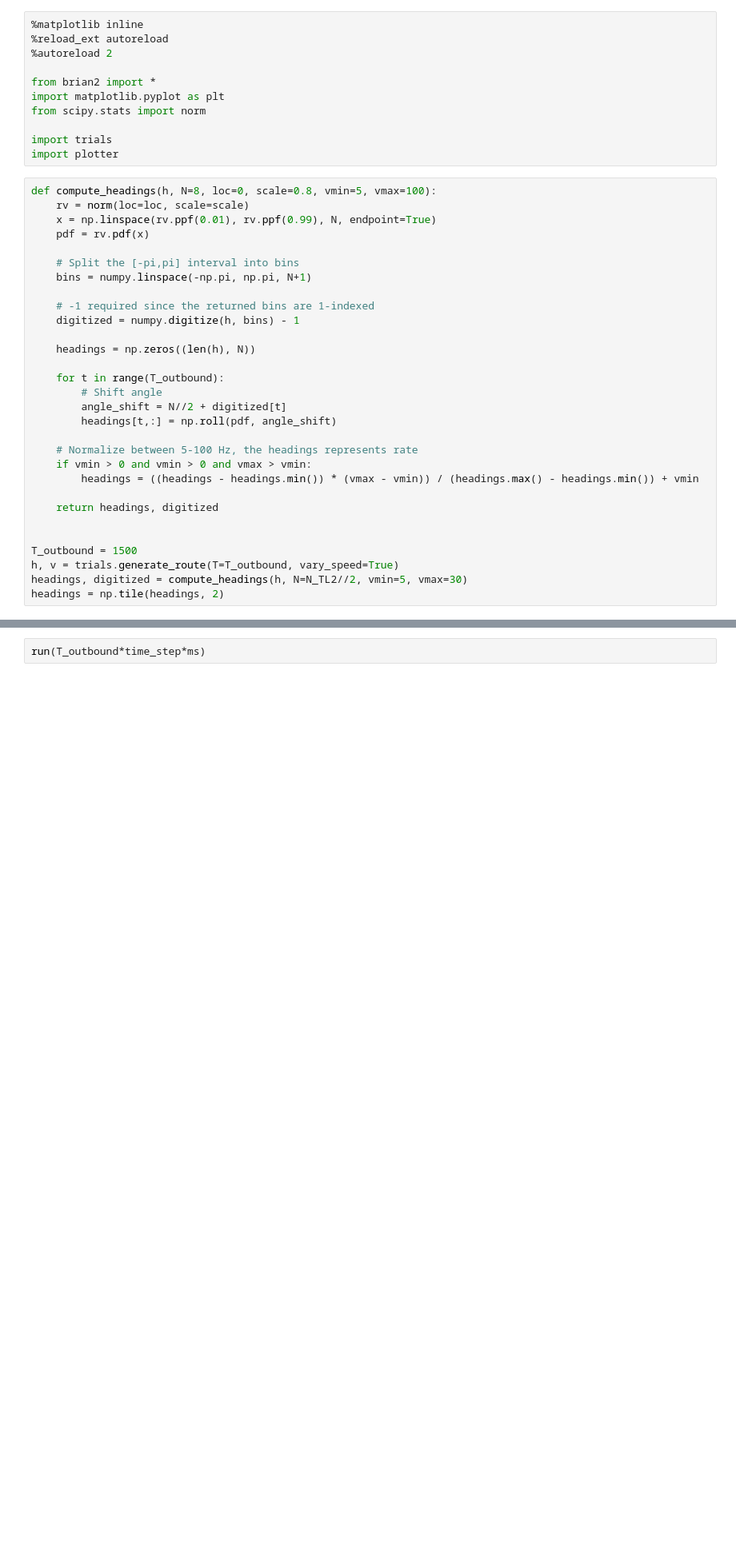
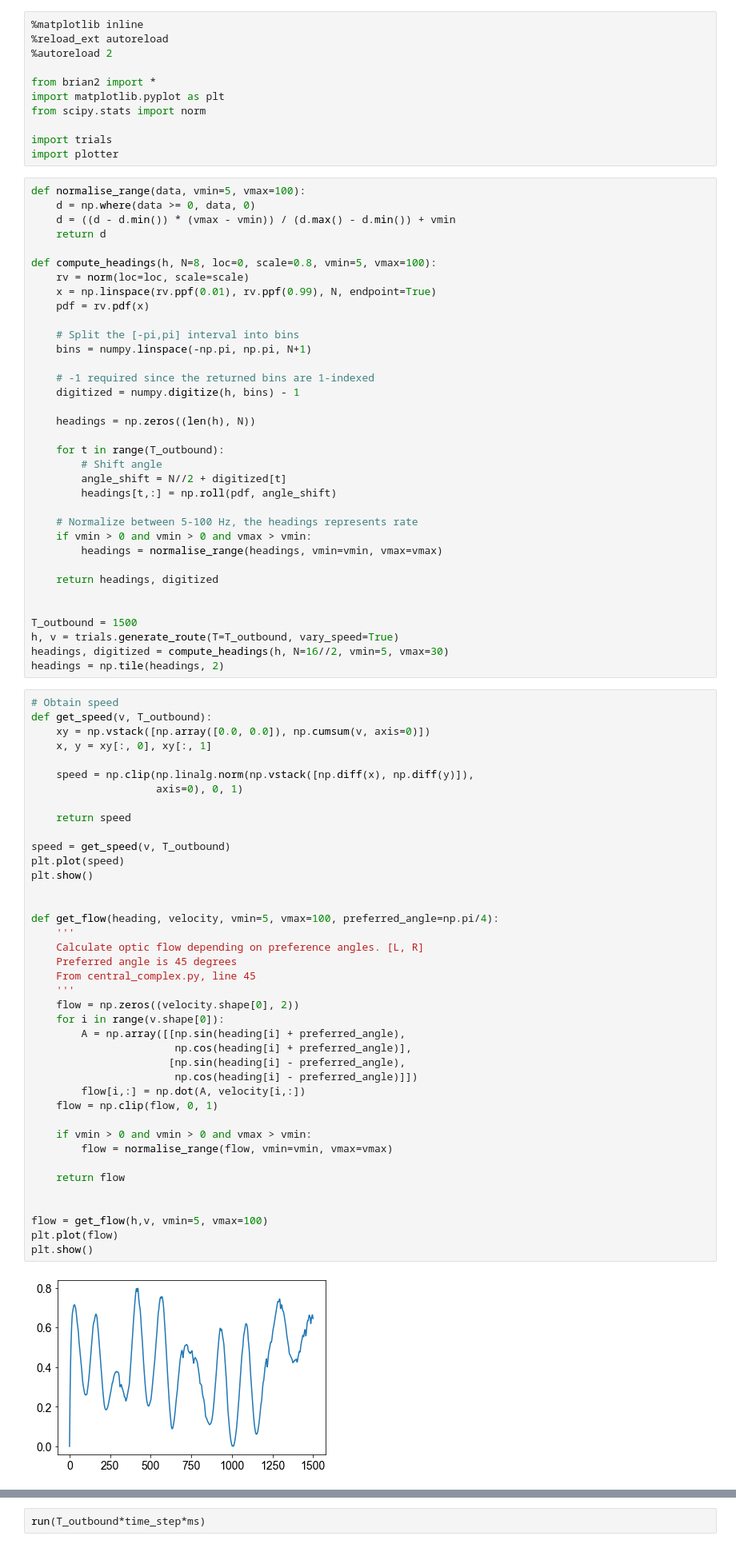
Before and after one commit to filippoferrari/CX_Path_Integration, a Jupyter notebook: notebooks/test_inputs.ipynb, the cells around one changed output, grey strips where cells are left out. Shown: that part at 80% size. Saved outputs shown, nothing was run; the diff lists cells and outputs as text; blank space fills up the shorter version.

Commit message:
Test inputs notebook add velocity input

```diff
--- a/notebooks/test_inputs.ipynb
+++ b/notebooks/test_inputs.ipynb
@@ -10,6 +10,11 @@ from scipy.stats import norm
 import trials
 import plotter
 # %%
+def normalise_range(data, vmin=5, vmax=100):
+    d = np.where(data >= 0, data, 0)
+    d = ((d - d.min()) * (vmax - vmin)) / (d.max() - d.min()) + vmin
+    return d
+
 def compute_headings(h, N=8, loc=0, scale=0.8, vmin=5, vmax=100):
     rv = norm(loc=loc, scale=scale)
     x = np.linspace(rv.ppf(0.01), rv.ppf(0.99), N, endpoint=True)
@@ -30,12 +35,54 @@ def compute_headings(h, N=8, loc=0, scale=0.8, vmin=5, vmax=100):
 
     # Normalize between 5-100 Hz, the headings represents rate
     if vmin > 0 and vmin > 0 and vmax > vmin:
-        headings = ((headings - headings.min()) * (vmax - vmin)) / (headings.max() - headings.min()) + vmin
+        headings = normalise_range(headings, vmin=vmin, vmax=vmax)
 
     return headings, digitized
 
 
 T_outbound = 1500
 h, v = trials.generate_route(T=T_outbound, vary_speed=True)
-headings, digitized = compute_headings(h, N=N_TL2//2, vmin=5, vmax=30)
+headings, digitized = compute_headings(h, N=16//2, vmin=5, vmax=30)
 headings = np.tile(headings, 2)
+# %%
+# Obtain speed
+def get_speed(v, T_outbound):
+    xy = np.vstack([np.array([0.0, 0.0]), np.cumsum(v, axis=0)])
+    x, y = xy[:, 0], xy[:, 1]
+
+    speed = np.clip(np.linalg.norm(np.vstack([np.diff(x), np.diff(y)]),
+                    axis=0), 0, 1)
+
+    return speed
+
+speed = get_speed(v, T_outbound)
+plt.plot(speed)
+plt.show()
+
+
+def get_flow(heading, velocity, vmin=5, vmax=100, preferred_angle=np.pi/4):
+    '''
+    Calculate optic flow depending on preference angles. [L, R]
+    Preferred angle is 45 degrees
+    From central_complex.py, line 45
+    '''
+    flow = np.zeros((velocity.shape[0], 2))
+    for i in range(v.shape[0]):
+        A = np.array([[np.sin(heading[i] + preferred_angle),
+                       np.cos(heading[i] + preferred_angle)],
+                      [np.sin(heading[i] - preferred_angle),
+                       np.cos(heading[i] - preferred_angle)]])
+        flow[i,:] = np.dot(A, velocity[i,:])
+    flow = np.clip(flow, 0, 1)
+
+    if vmin > 0 and vmin > 0 and vmax > vmin:
+        flow = normalise_range(flow, vmin=vmin, vmax=vmax)
+
+    return flow
+
+
+flow = get_flow(h,v, vmin=5, vmax=100)
+plt.plot(flow)
+plt.show()
+# %% [output]
+[figure, added]
```
Also changed, not shown: parts of 6 cells of this notebook.
